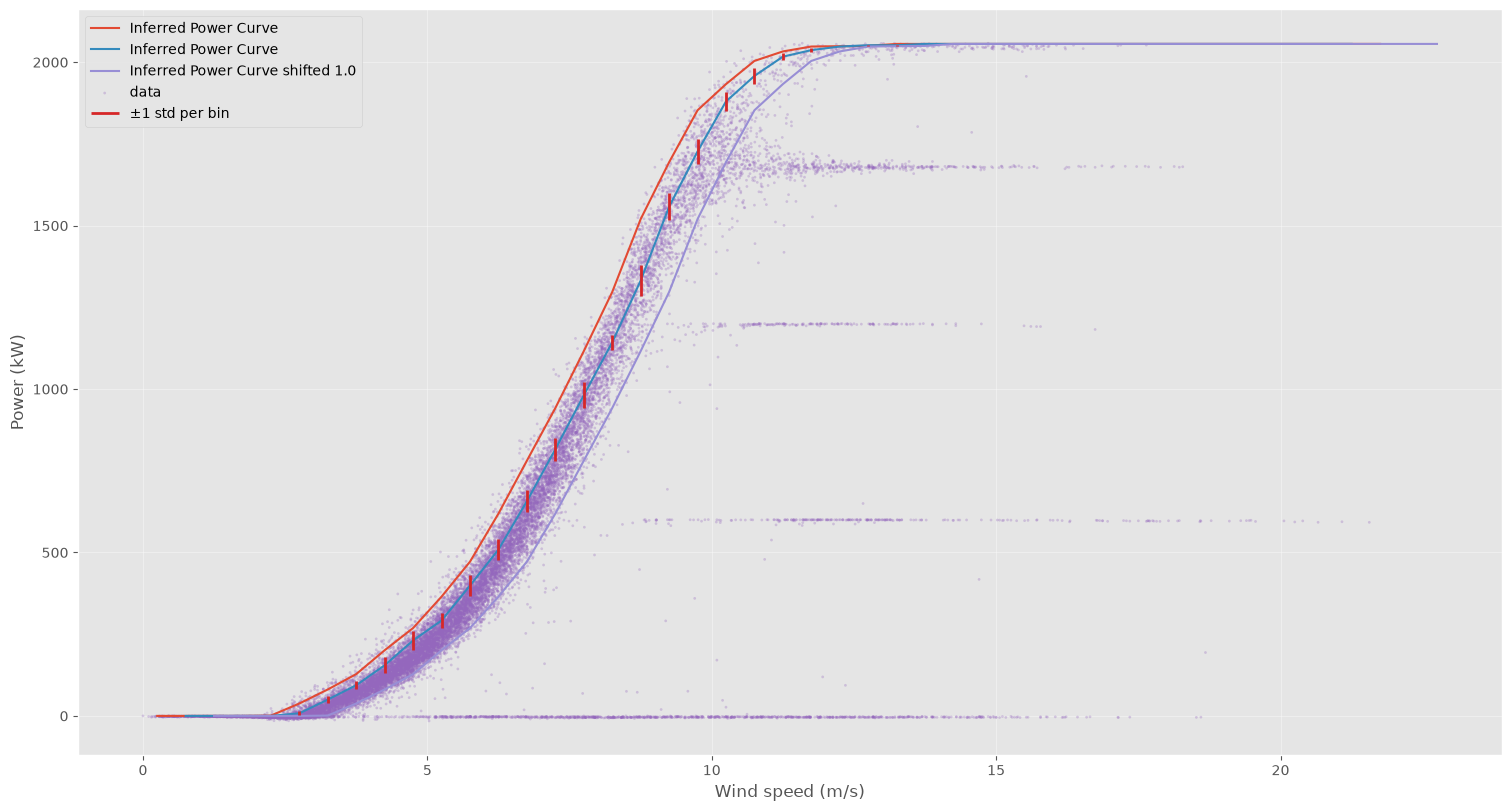
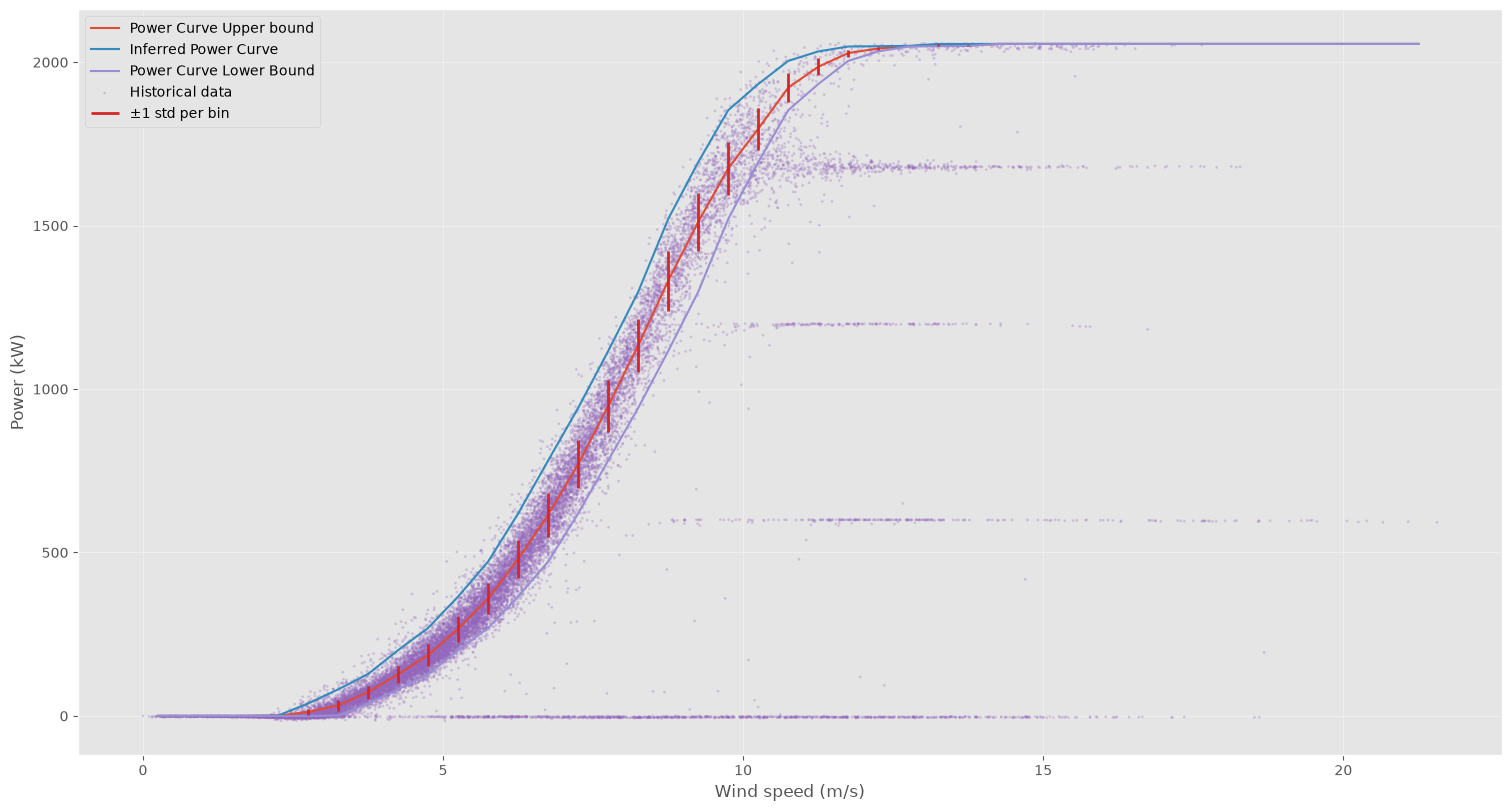
The change to this notebook cell's code, shown as a diff; its figure went from the first image to the second:
--- before
+++ after
@@ -13,13 +13,12 @@
 power_curve_std = np.asarray(power_curve_std)
 fix, ax = plt.subplots(figsize=(15, 8), constrained_layout=True)
-ax.plot(wind_speeds, power_curve, label='Inferred Power Curve')
-ax.plot(wind_speeds[:-2]+0.5, power_curve, label='Inferred Power Curve')
-shift = 1.0
-ax.plot(wind_speeds+shift, power_curve, label=f'Inferred Power Curve shifted {shift}')
-ax.scatter(df["Wind speed (m/s)"], df["Power (kW)"], color='tab:purple', **scatter_kwargs, label="data")
+ax.plot(wind_speeds, power_curve, label='Power Curve Upper bound')
+ax.plot(wind_speeds, power_curve_upper, label='Inferred Power Curve')
+ax.plot(wind_speeds, power_curve_lower, label='Power Curve Lower Bound')
+ax.scatter(df["Wind speed (m/s)"], df["Power (kW)"], color='tab:purple', **scatter_kwargs, label="Historical data")
 ax.vlines(
-    wind_speeds[:-2]+0.5,
-    actual_power_curve - power_curve_std,
-    actual_power_curve + power_curve_std,
+    wind_speeds,
+    power_curve - power_curve_std,
+    power_curve + power_curve_std,
     color='tab:red',
     linewidth=2,

Commit: wip